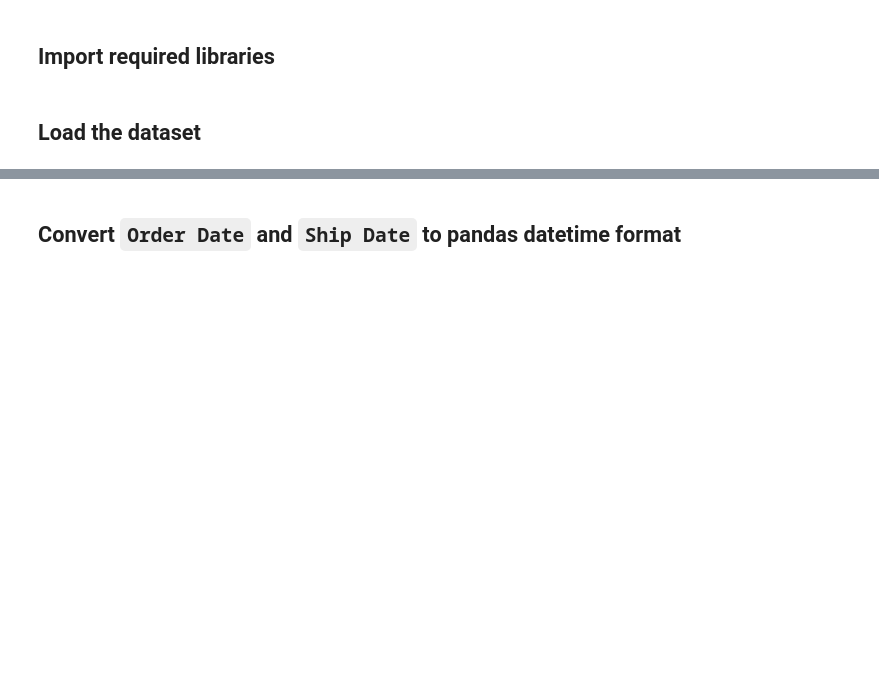
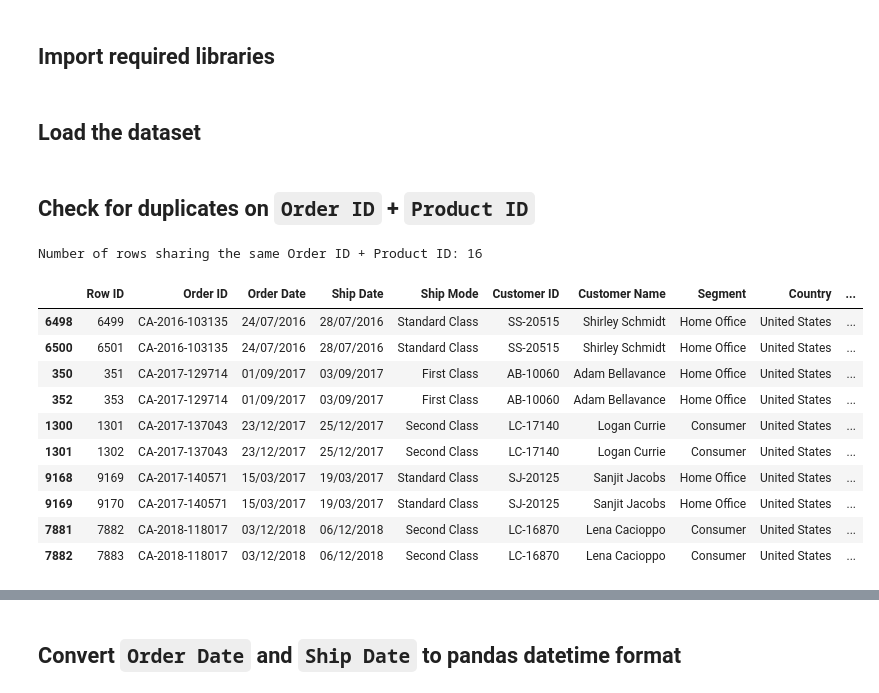
Before and after one commit to Hermash/Superstore-Sales-Analysis, a Jupyter notebook: notebooks/02_data_cleaning.ipynb, the cells around one changed output, grey strips where cells are left out. Drawn from its saved outputs; the diff is of its cells as text; code cells hidden in the pictures; blank space fills up the shorter version.

```diff
--- a/notebooks/02_data_cleaning.ipynb
+++ b/notebooks/02_data_cleaning.ipynb
@@ -14,3 +14,22 @@ import os
 DATA_PATH = Path("../data/raw/train.csv")
 
 df = pd.read_csv(DATA_PATH)
+# %% [markdown]
+## Check for duplicates on `Order ID` + `Product ID`
+# %%
+order_product_duplicates = df[df.duplicated(subset=['Order ID', 'Product ID'], keep=False)]
+print(f"Number of rows sharing the same Order ID + Product ID: {len(order_product_duplicates)}")
+order_product_duplicates.sort_values(['Order ID', 'Product ID']).head(10)
+# %% [output]
+Number of rows sharing the same Order ID + Product ID: 16
+|  | Row ID | Order ID | Order Date | Ship Date | Ship Mode | Customer ID | Customer Name | Segment | Country | ... |
+| 6498 | 6499 | CA-2016-103135 | 24/07/2016 | 28/07/2016 | Standard Class | SS-20515 | Shirley Schmidt | Home Office | United States | ... |
+| 6500 | 6501 | CA-2016-103135 | 24/07/2016 | 28/07/2016 | Standard Class | SS-20515 | Shirley Schmidt | Home Office | United States | ... |
+| 350 | 351 | CA-2017-129714 | 01/09/2017 | 03/09/2017 | First Class | AB-10060 | Adam Bellavance | Home Office | United States | ... |
+| 352 | 353 | CA-2017-129714 | 01/09/2017 | 03/09/2017 | First Class | AB-10060 | Adam Bellavance | Home Office | United States | ... |
+| 1300 | 1301 | CA-2017-137043 | 23/12/2017 | 25/12/2017 | Second Class | LC-17140 | Logan Currie | Consumer | United States | ... |
+| 1301 | 1302 | CA-2017-137043 | 23/12/2017 | 25/12/2017 | Second Class | LC-17140 | Logan Currie | Consumer | United States | ... |
+| 9168 | 9169 | CA-2017-140571 | 15/03/2017 | 19/03/2017 | Standard Class | SJ-20125 | Sanjit Jacobs | Home Office | United States | ... |
+| 9169 | 9170 | CA-2017-140571 | 15/03/2017 | 19/03/2017 | Standard Class | SJ-20125 | Sanjit Jacobs | Home Office | United States | ... |
+| 7881 | 7882 | CA-2018-118017 | 03/12/2018 | 06/12/2018 | Second Class | LC-16870 | Lena Cacioppo | Consumer | United States | ... |
+| 7882 | 7883 | CA-2018-118017 | 03/12/2018 | 06/12/2018 | Second Class | LC-16870 | Lena Cacioppo | Consumer | United States | ... |
```
Also changed, not shown: parts of 13 cells of this notebook, 1 other file.
